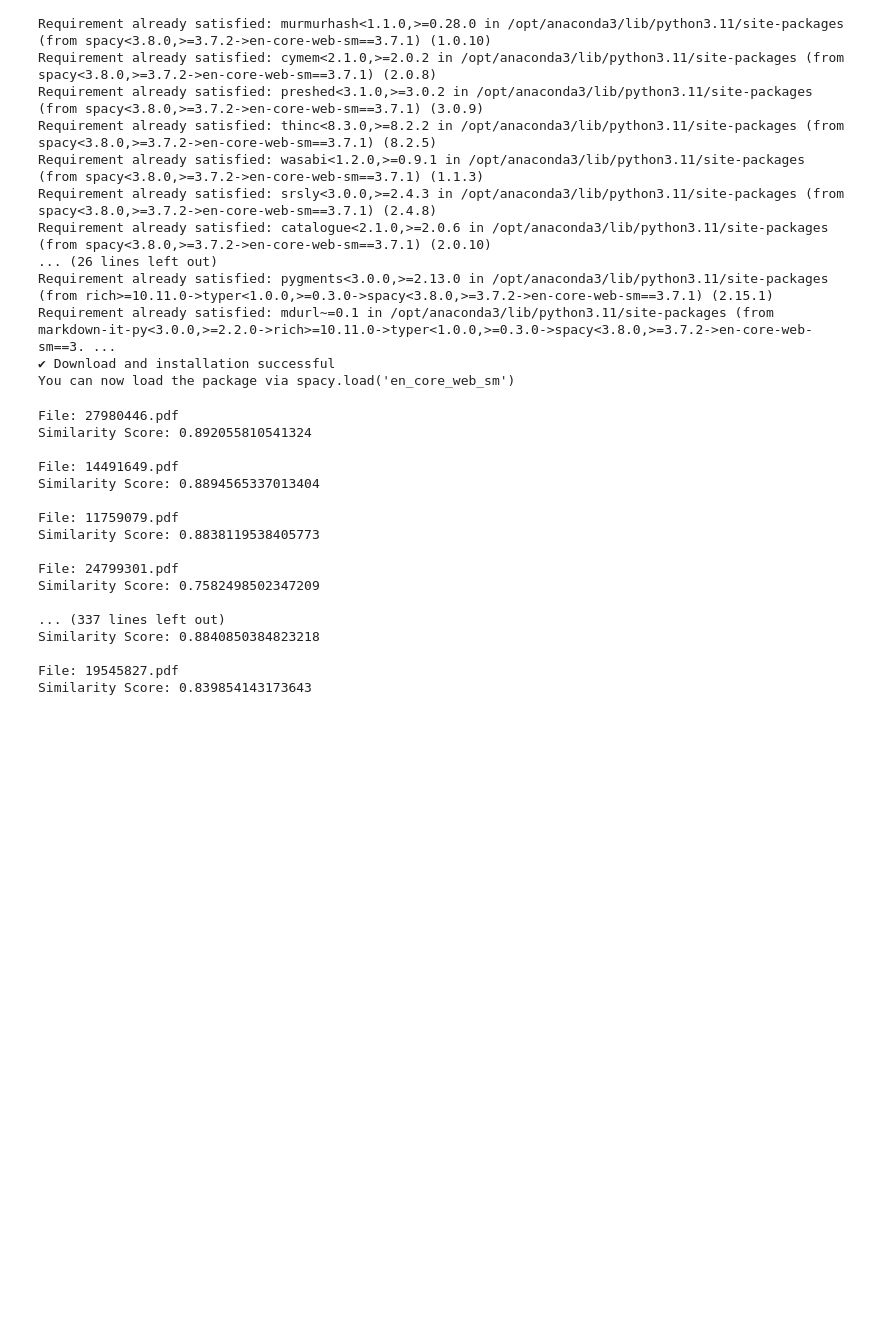
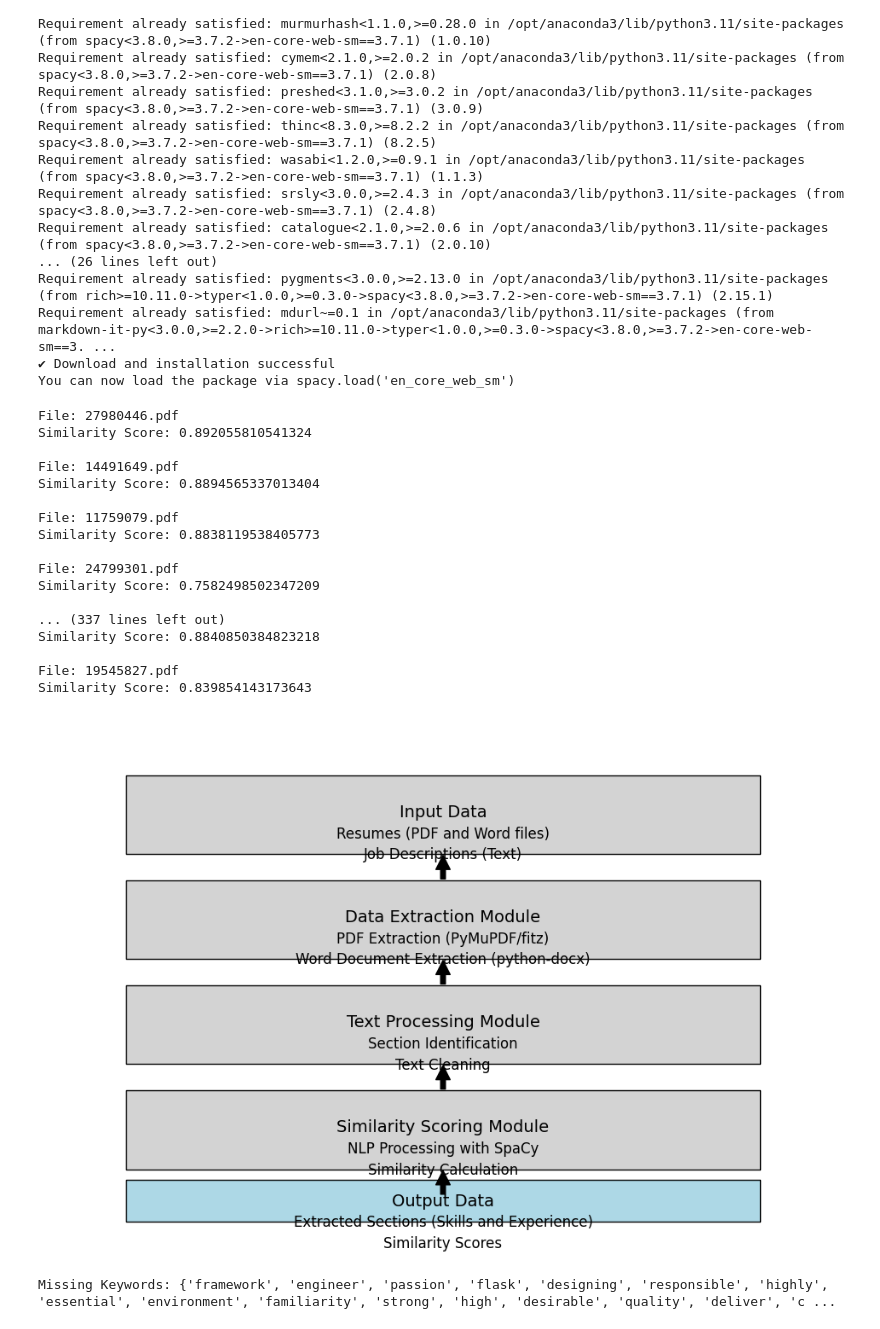
Before and after one commit to x22237941/Resume_Parser, a Jupyter notebook: PDF Extraction.ipynb, the cells around one changed output. Drawn from its saved outputs; the diff is of its cells as text; code cells hidden in the pictures; blank space fills up the shorter version.

```diff
--- a/PDF Extraction.ipynb
+++ b/PDF Extraction.ipynb
@@ -1183,3 +1186,80 @@ Similarity Score: 0.8840850384823218
 
 File: 19545827.pdf
 Similarity Score: 0.839854143173643
+# %%
+from matplotlib import pyplot as plt
+import matplotlib.patches as patches
+
+# Create figure and axis
+fig, ax = plt.subplots(figsize=(12, 8))
+
+# Add rectangles (modules)
+ax.add_patch(patches.Rectangle((0.1, 0.75), 0.8, 0.15, edgecolor='black', facecolor='lightgray'))
+ax.add_patch(patches.Rectangle((0.1, 0.55), 0.8, 0.15, edgecolor='black', facecolor='lightgray'))
+ax.add_patch(patches.Rectangle((0.1, 0.35), 0.8, 0.15, edgecolor='black', facecolor='lightgray'))
+ax.add_patch(patches.Rectangle((0.1, 0.15), 0.8, 0.15, edgecolor='black', facecolor='lightgray'))
+ax.add_patch(patches.Rectangle((0.1, 0.05), 0.8, 0.08, edgecolor='black', facecolor='lightblue'))
+
+# Add arrows
+ax.annotate('', xy=(0.5, 0.75), xytext=(0.5, 0.7), arrowprops=dict(facecolor='black', shrink=0.05))
+ax.annotate('', xy=(0.5, 0.55), xytext=(0.5, 0.5), arrowprops=dict(facecolor='black', shrink=0.05))
+ax.annotate('', xy=(0.5, 0.35), xytext=(0.5, 0.3), arrowprops=dict(facecolor='black', shrink=0.05))
+ax.annotate('', xy=(0.5, 0.15), xytext=(0.5, 0.1), arrowprops=dict(facecolor='black', shrink=0.05))
+
+# Add text
+ax.text(0.5, 0.82, 'Input Data', fontsize=14, ha='center')
+ax.text(0.5, 0.78, 'Resumes (PDF and Word files)', fontsize=12, ha='center')
+ax.text(0.5, 0.74, 'Job Descriptions (Text)', fontsize=12, ha='center')
+
+ax.text(0.5, 0.62, 'Data Extraction Module', fontsize=14, ha='center')
+ax.text(0.5, 0.58, 'PDF Extraction (PyMuPDF/fitz)', fontsize=12, ha='center')
+ax.text(0.5, 0.54, 'Word Document Extraction (python-docx)', fontsize=12, ha='center')
+
+ax.text(0.5, 0.42, 'Text Processing Module', fontsize=14, ha='center')
+ax.text(0.5, 0.38, 'Section Identification', fontsize=12, ha='center')
+ax.text(0.5, 0.34, 'Text Cleaning', fontsize=12, ha='center')
+
+ax.text(0.5, 0.22, 'Similarity Scoring Module', fontsize=14, ha='center')
+ax.text(0.5, 0.18, 'NLP Processing with SpaCy', fontsize=12, ha='center')
+ax.text(0.5, 0.14, 'Similarity Calculation', fontsize=12, ha='center')
+
+ax.text(0.5, 0.08, 'Output Data', fontsize=14, ha='center')
+ax.text(0.5, 0.04, 'Extracted Sections (Skills and Experience)', fontsize=12, ha='center')
+ax.text(0.5, 0.00, 'Similarity Scores', fontsize=12, ha='center')
+
+# Remove axis
+ax.axis('off')
+
+
+# Display the diagram
+plt.show()
+# %% [output]
+[figure, added]
+# %%
+import spacy
+from collections import Counter
+
+def extract_keywords(text):
+    """
+    Extract keywords from text using SpaCy.
+    """
+    doc = nlp(text)
+    keywords = [token.lemma_.lower() for token in doc if not token.is_stop and not token.is_punct]
+    return set(keywords)
+
+def find_missing_keywords(job_description, resume_details):
+    """
+    Find keywords that are in the job description but missing from the resume.
+    """
+    job_keywords = extract_keywords(job_description)
+    resume_keywords = extract_keywords(resume_details)
+
+    missing_keywords = job_keywords - resume_keywords
+    return missing_keywords
+
+# Example job description and resume texts
+missing_keywords = find_missing_keywords(job_description, resume_text)
+
+print(f"Missing Keywords: {missing_keywords}")
+# %% [output]
+Missing Keywords: {'framework', 'engineer', 'passion', 'flask', 'designing', 'responsible', 'highly', 'essential', 'environment', 'familiarity', 'strong', 'high', 'desirable', 'quality', 'deliver', 'c ...
```
Also changed, not shown: parts of 15 cells of this notebook, 5 other files.
